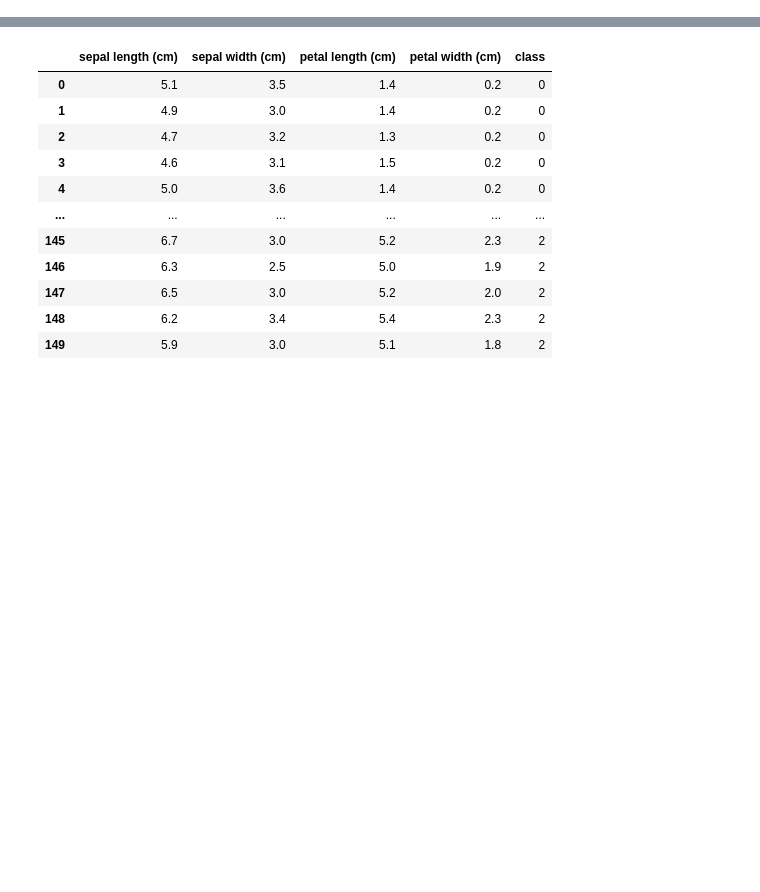
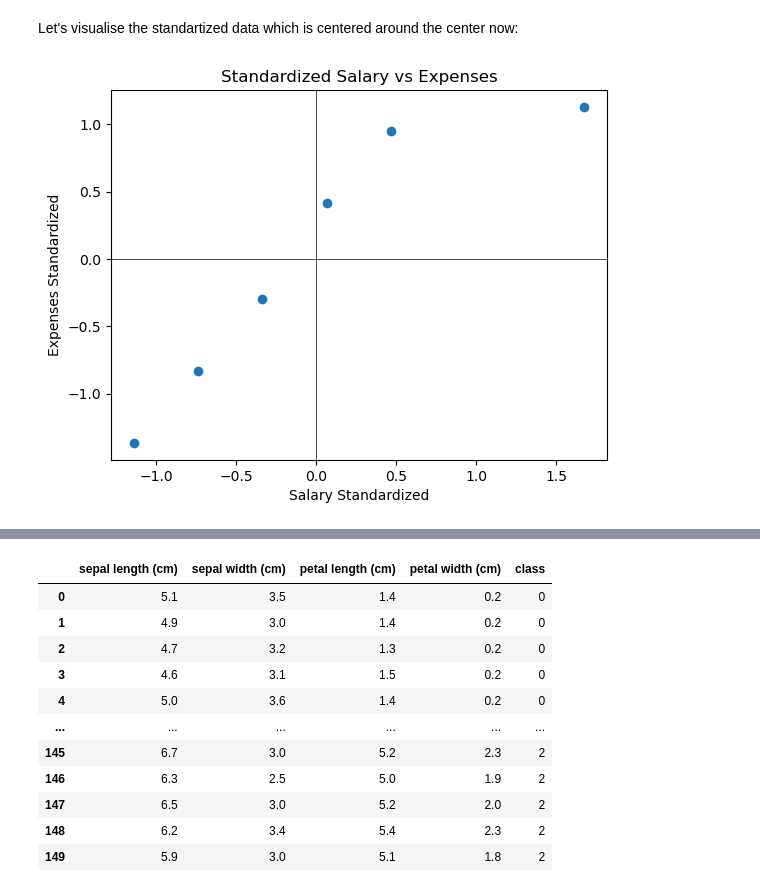
Before and after one commit to KalinaMarkova/Math-for-Developers-Course, a Jupyter notebook: 08. Exam Project/Draft.ipynb, the cells around one changed output, grey strips where cells are left out. Cells and saved outputs as stored; diff of their text form; code cells hidden in the pictures; blank space fills up the shorter version.

```diff
--- a/08. Exam Project/Draft.ipynb
+++ b/08. Exam Project/Draft.ipynb
@@ -82,12 +88,14 @@ To  thimplementis in the code, we use will *pandas*, as it is closer to implemen
 # %%
 # Calculate the mean of each column
 mean_salary = df['Salary'].mean()
-mean_expense = df['Expense'].mean()
+mean_expense = df['Expenses'].mean()
 
 # Calculate the standard deviation of each column
 std_salary = df['Salary'].std()
-std_expense = df['Expense'].std()
+std_expense = df['Expenses'].std()
 
 # Standardize the columns and rename them
 df['Salary Standardized'] = (df['Salary'] - mean_salary) / std_salary
-df['Expense Standardized'] = (df['Expense'] - mean_expense) / std_expense
+df['Expenses Standardized'] = (df['Expenses'] - mean_expense) / std_expense
+
+standardized_data = df[['Salary Standardized', 'Expenses Standardized']].to_numpy()
@@ -108,0 +112,16 @@ UFuncTypeError: ufunc 'add' did not contain a loop with signature matching types
+# %% [markdown]
+Let's visualise the standartized data which is centered around the center now:
+# %%
+# Create a scatter plot of the standardized data
+plt.scatter(df['Salary Standardized'], df['Expenses Standardized'])
+
+# Plot the main axes
+plt.axhline(0, color='black', linewidth=0.5)
+plt.axvline(0, color='black', linewidth=0.5)
+
+plt.title("Standardized Salary vs Expenses")
+plt.xlabel('Salary Standardized')
+plt.ylabel('Expenses Standardized')
+plt.show()
+# %% [output]
+[figure, added]
```
Also changed, not shown: parts of 34 cells of this notebook.
